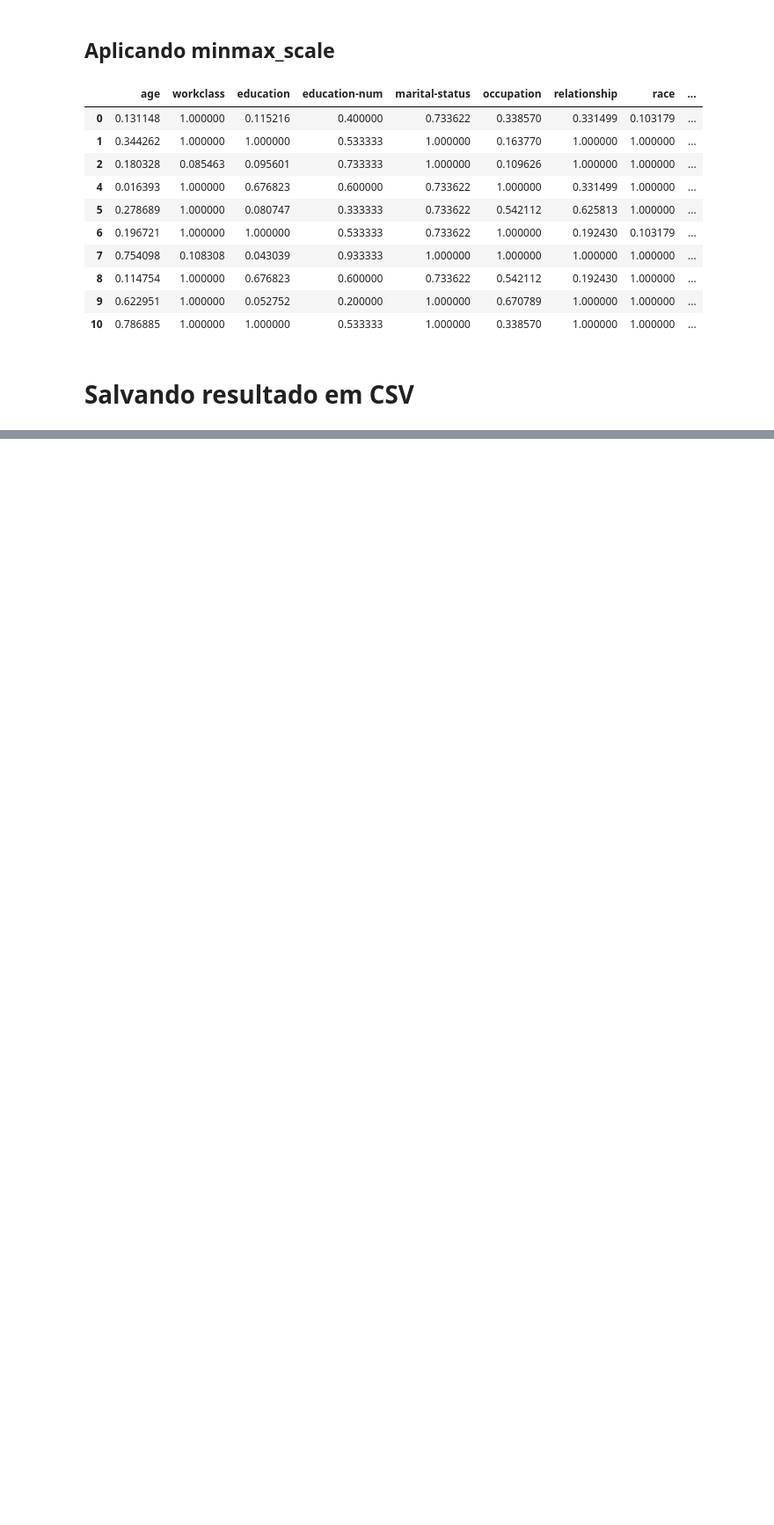
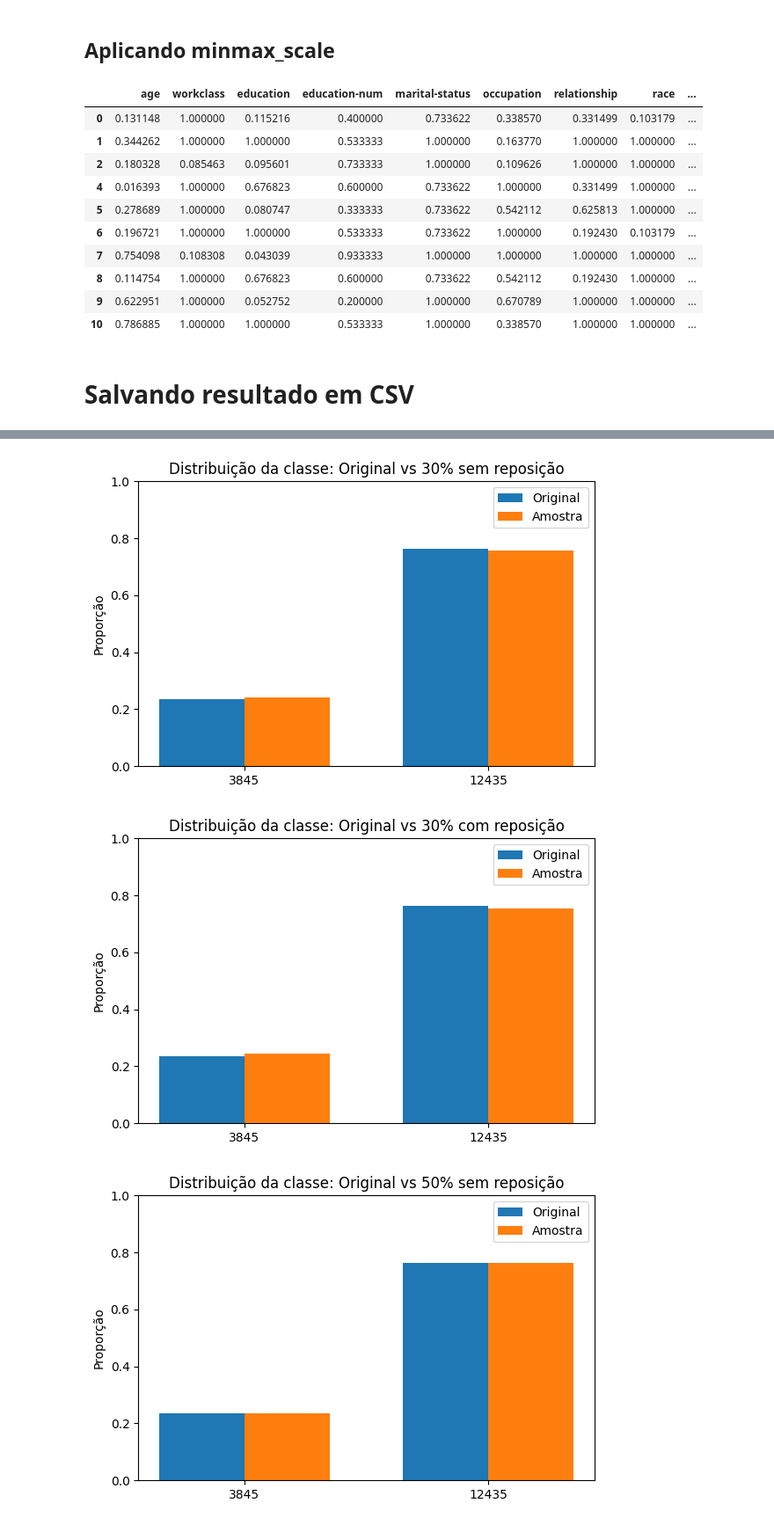
Before and after one commit to gilcesarf/imd3002-202502, a Jupyter notebook: Aula05/Exercicios_Aula05.ipynb, the cells around one changed output, grey strips where cells are left out. Shown: that part at 88% size. Cells and saved outputs as stored; diff of their text form; code cells hidden in the pictures; blank space fills up the shorter version.

Commit message:
Amostragem e analise de estratificação

```diff
--- a/Aula05/Exercicios_Aula05.ipynb
+++ b/Aula05/Exercicios_Aula05.ipynb
@@ -481,0 +531,13 @@ dataset.to_csv("Adult_normalizado.csv", index=False)
+# %%
+print ("Quantidades:")
+
+for nome, df in samples.items():
+  print(f"{nome:20s} -> {df.shape[0]} linhas")
+
+print ("Distribuições:")
+
+for nome, df in samples.items():
+  print(f"\n{nome}")
+  print(df["class"].value_counts(normalize=True))
+
+print("")
@@ -481,0 +595,32 @@ dataset.to_csv("Adult_normalizado.csv", index=False)
+# %%
+def plot_compare_distribution(df_original, df_sample, target, titulo):
+    p_orig = df_original[target].value_counts(normalize=True).sort_index()
+    p_samp = df_sample[target].value_counts(normalize=True).sort_index()
+
+    # garantir alinhamento dos rótulos
+    idx = sorted(set(p_orig.index).union(p_samp.index))
+    p_orig = p_orig.reindex(idx, fill_value=0)
+    p_samp = p_samp.reindex(idx, fill_value=0)
+
+    x = np.arange(len(idx))
+    width = 0.35
+
+    fig, ax = plt.subplots(figsize=(6, 4))
+    ax.bar(x - width/2, p_orig.values, width, label='Original')
+    ax.bar(x + width/2, p_samp.values, width, label='Amostra')
+    ax.set_xticks(x)
+    ax.set_xticklabels(idx)
+    ax.set_ylim(0, 1)
+    ax.set_ylabel('Proporção')
+    ax.set_title(titulo)
+    ax.legend()
+    plt.tight_layout()
+    plt.show()
+
+# iterar sobre todas as amostras no dicionário
+for nome, df in samples.items():
+    plot_compare_distribution(dataset, df, target_col, f"Distribuição da classe: Original vs {nome}")
+# %% [output]
+[figure, added]
+[figure, added]
+[figure, added]
```
Also changed, not shown: parts of 12 cells of this notebook.
